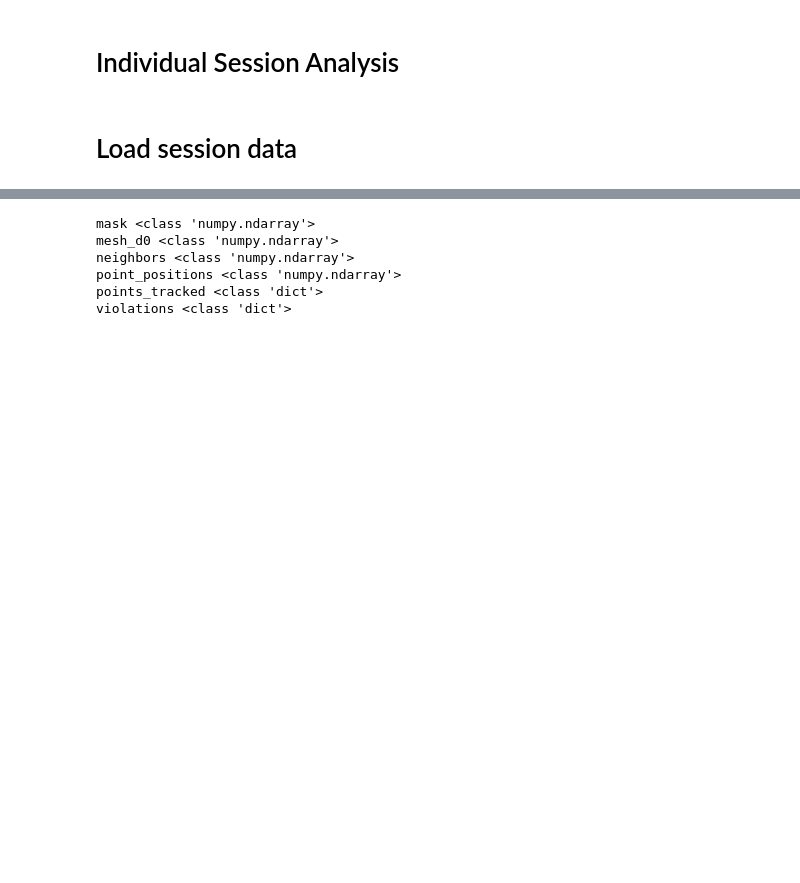
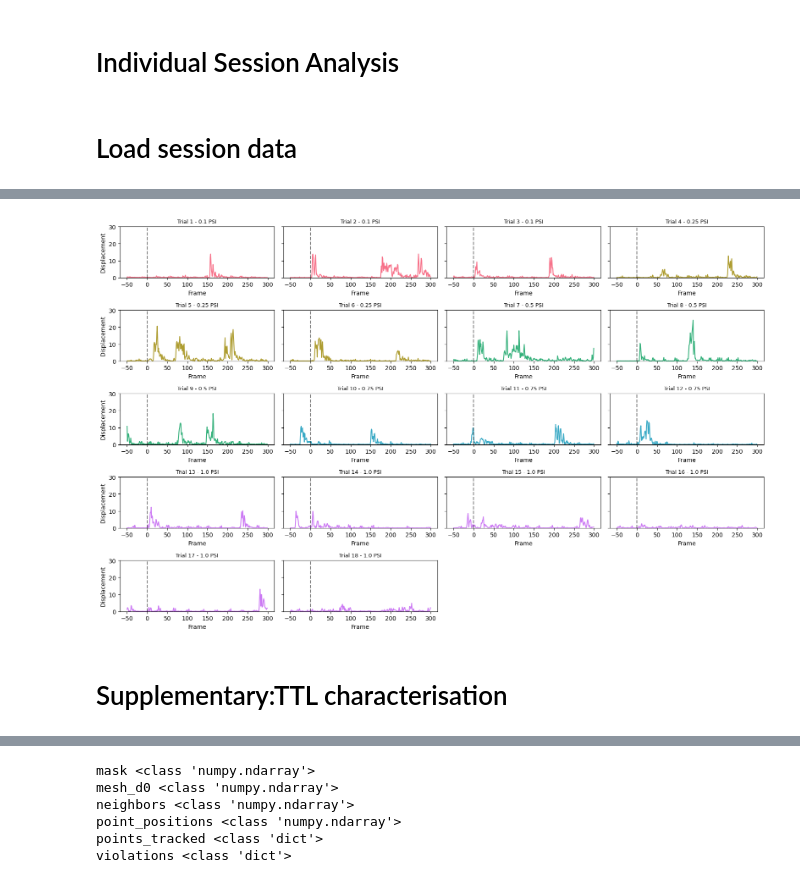
Before and after one commit to banchan86/face-rhythm-DJ, a Jupyter notebook: dj_notebooks/dj_face_rhythm_analysis.ipynb, the cells around one changed output, grey strips where cells are left out. Saved outputs shown, nothing was run; the diff lists cells and outputs as text; code cells hidden in the pictures; blank space fills up the shorter version.

```diff
--- a/dj_notebooks/dj_face_rhythm_analysis.ipynb
+++ b/dj_notebooks/dj_face_rhythm_analysis.ipynb
@@ -76,0 +213,47 @@ for event in airpuffs:
+# %%
+# Generates graphs for each simulus
+
+# Timeframe
+pre_frames = 50
+post_frames = 300
+
+
+import math
+
+# Layout settings
+n_trials = len(airpuff_df)
+n_cols = 4  # number of plots per row
+n_rows = math.ceil(n_trials / n_cols)
+
+# Create the figure and axes
+fig, axes = plt.subplots(n_rows, n_cols, figsize=(n_cols * 4, n_rows * 2), sharey=True)
+axes = axes.flatten()  # make it easy to index
+
+for i, row in airpuff_df.iterrows():
+    ax = axes[i]
+    center = int(row["Matched_frame"])
+    psi = row["PSI"]
+
+    start = max(center - pre_frames, 0)
+    end = min(center + post_frames, len(mean_displacement))
+
+    segment = mean_displacement[start:end]
+    x = np.arange(-pre_frames, len(segment) - pre_frames)
+
+    sns.lineplot(x=x, y=segment, ax=ax, color=psi_to_color[psi])
+    ax.axvline(0, color='black', linestyle='--', alpha=0.5)
+    ax.set_title(f"Trial {i+1} - {psi} PSI", fontsize=9)
+    ax.set_ylim(0, 30)
+    ax.set_xlabel("Frame")
+    ax.set_ylabel("Displacement")
+
+# Remove unused axes if n_trials doesn't fill the grid
+for j in range(i+1, len(axes)):
+    fig.delaxes(axes[j])
+
+plt.tight_layout()
+plt.show()
+# %% [output]
+[figure, added]
+# %% [markdown]
+# Supplementary:TTL characterisation
```
Also changed, not shown: parts of 30 cells of this notebook, 2 other files.
